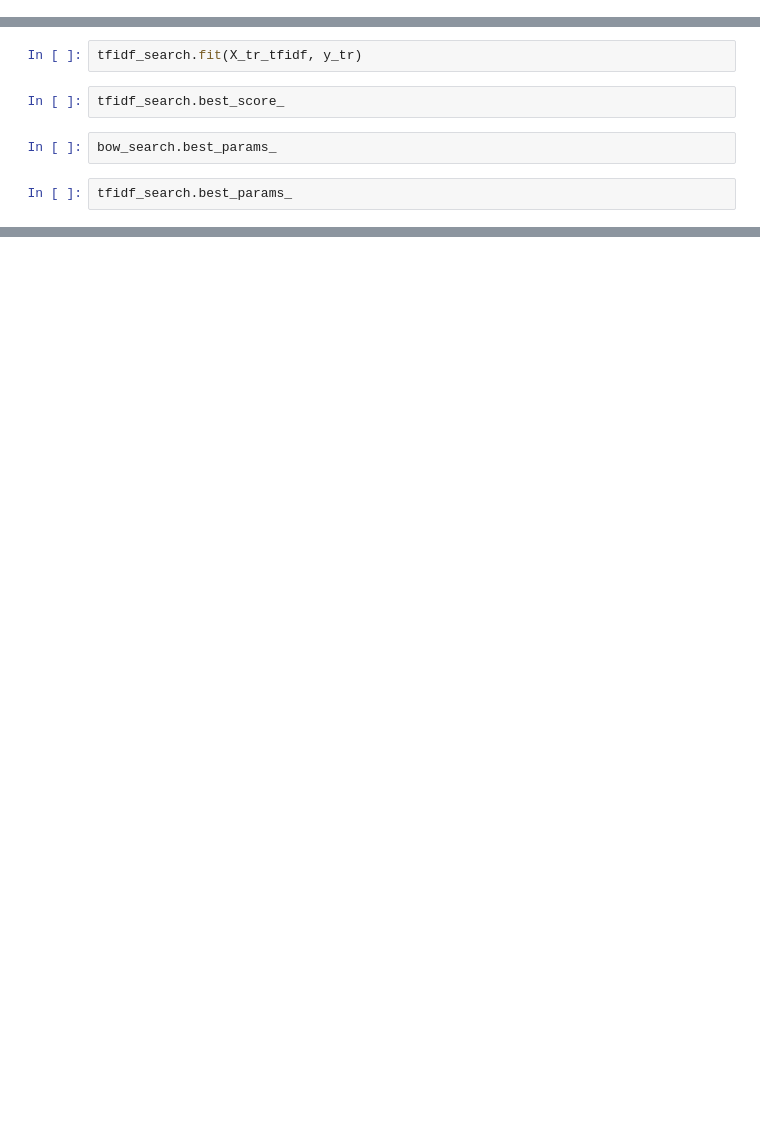
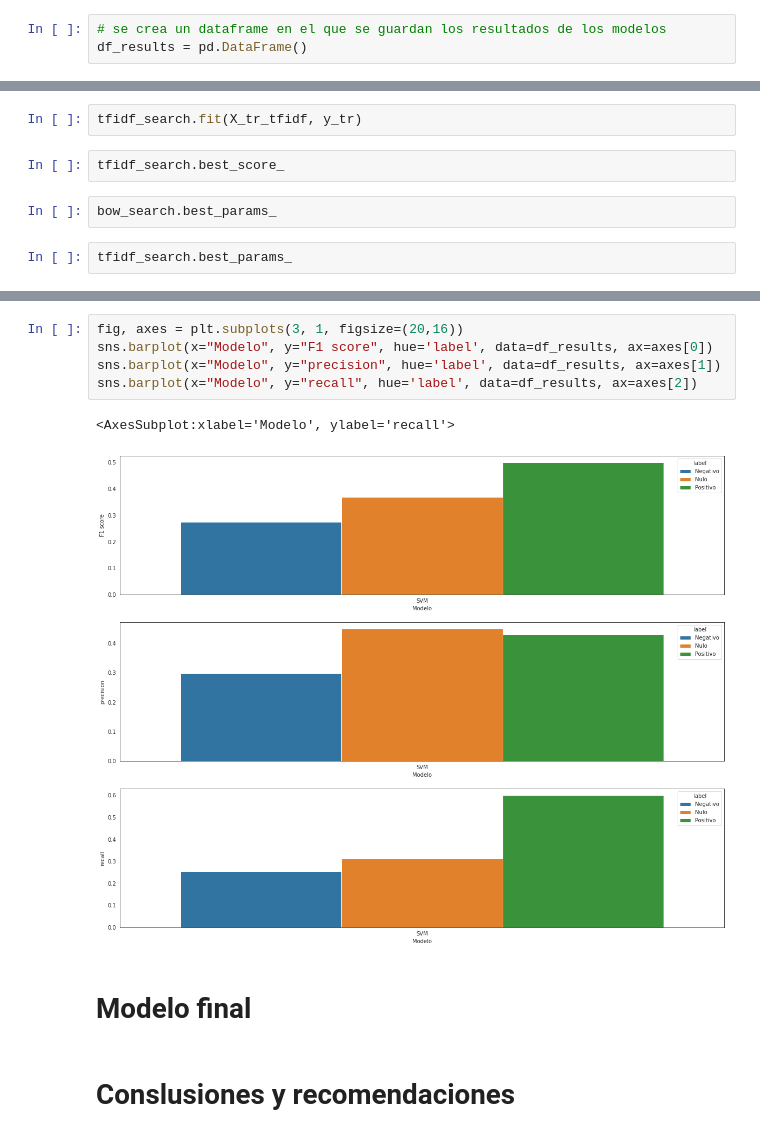
Before and after one commit to maescalante/proyecto1BI, a Jupyter notebook: notebook.ipynb, the cells around one changed output, grey strips where cells are left out. Cells and saved outputs as stored; diff of their text form; blank space fills up the shorter version.

```diff
--- a/notebook.ipynb
+++ b/notebook.ipynb
@@ -528,0 +493,3 @@ X_te_tfidf = tfidf_transform.transform(X_te_bow)
+# %%
+# se crea un dataframe en el que se guardan los resultados de los modelos
+df_results = pd.DataFrame()
@@ -564,0 +616,12 @@ bow_search.cv_results_
+# %%
+fig, axes = plt.subplots(3, 1, figsize=(20,16))
+sns.barplot(x="Modelo", y="F1 score", hue='label', data=df_results, ax=axes[0])
+sns.barplot(x="Modelo", y="precision", hue='label', data=df_results, ax=axes[1])
+sns.barplot(x="Modelo", y="recall", hue='label', data=df_results, ax=axes[2])
+# %% [output]
+<AxesSubplot:xlabel='Modelo', ylabel='recall'>
+[figure, added]
+# %% [markdown]
+# Modelo final
+# %% [markdown]
+# Conslusiones y recomendaciones
```
Also changed, not shown: parts of 65 cells of this notebook, 1 other file.
